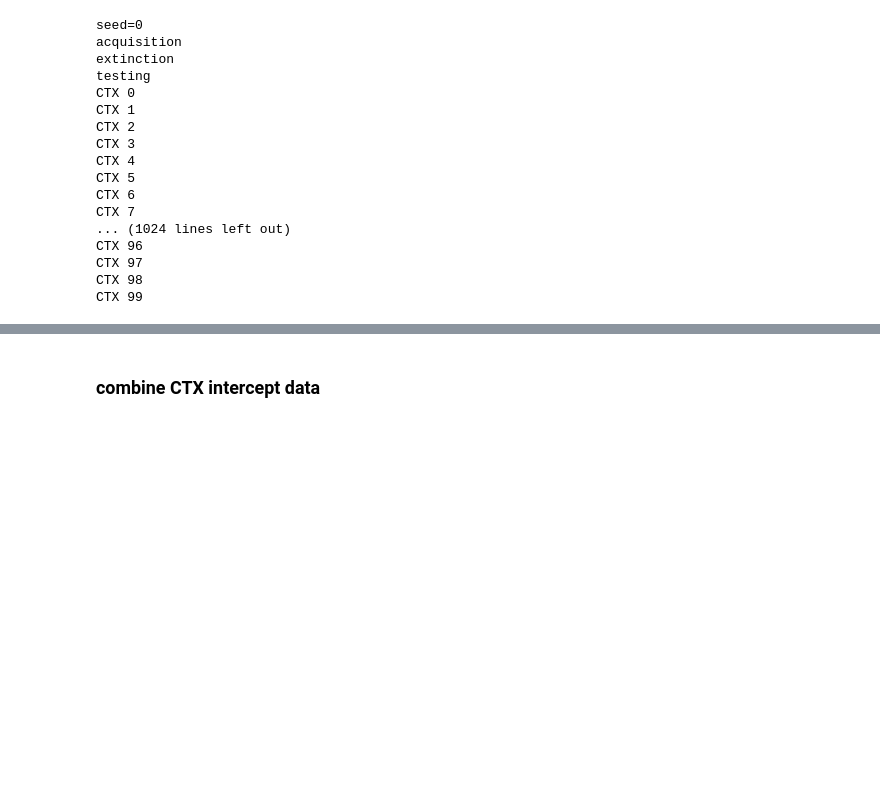
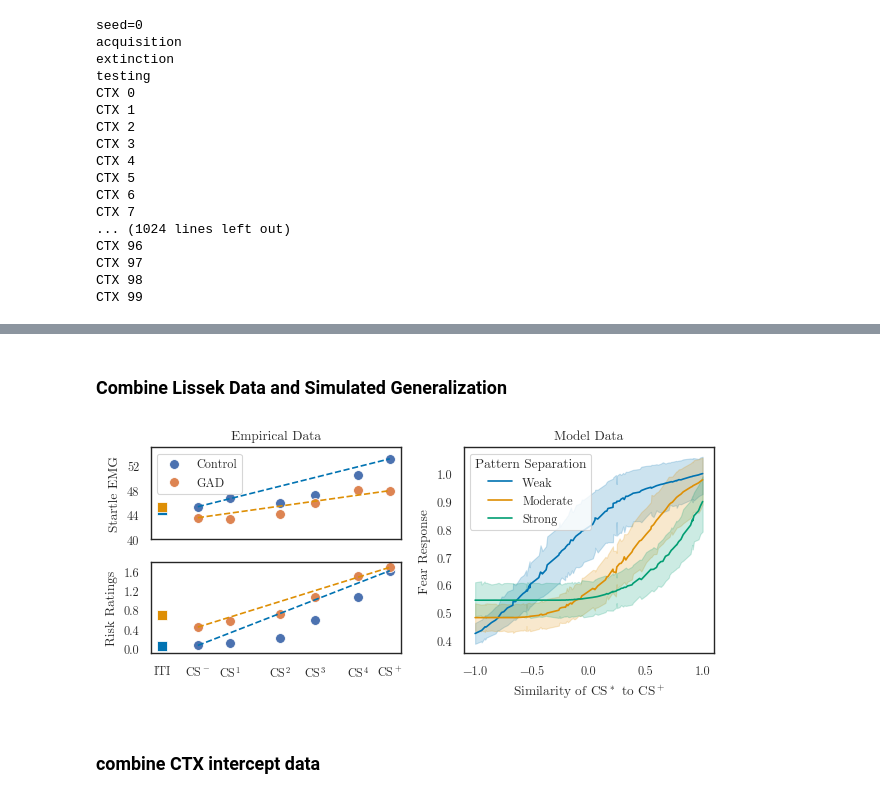
Before and after one commit to psipeter/amygdala, a Jupyter notebook: experiments.ipynb, the cells around one changed output, grey strips where cells are left out. Drawn from its saved outputs; the diff is of its cells as text; code cells hidden in the pictures; blank space fills up the shorter version.

```diff
--- a/experiments.ipynb
+++ b/experiments.ipynb
@@ -1180,3 +1130,72 @@ fig.savefig(f"generalization_CS_combined.png", dpi=600)
+# %% [markdown]
+### Combine Lissek Data and Simulated Generalization
+# %%
+fig = plt.figure(figsize=((6.38, 3)))
+ax1 = plt.subplot2grid((2,2), (0,0))
+ax2 = plt.subplot2grid((2,2), (1,0))
+ax3 = plt.subplot2grid((2,2), (0,1), rowspan=2)
+
+xs = [2.0, 2.45, 3.15, 3.65, 4.25, 4.7]
+xITI = [1.5]
+# xtickExtra = ["\nCS-", "\nCS1", "\nCS2", "\nCS3", "\nCS4", "\nCS+"]
+# xticklabels = ['\nITI'] + [str(xs[i]) + xtickExtra[i] for i in range(len(xs))]
+xtickExtra = [r"CS$^-$", r"CS$^1$", r"CS$^2$", r"CS$^3$", r"CS$^4$", r"CS$^+$"]
+xticklabels = ['ITI'] + [xtickExtra[i] for i in range(len(xs))]
+
+# startle response, healthy controls
+ys = [45.29, 46.64, 45.89, 47.24, 50.56, 53.13]
+yITI = [44.76]
+sns.scatterplot(x=xs, y=ys, ax=ax1, s=50, label="Control")
+sns.scatterplot(x=xITI, y=yITI, ax=ax1, s=50, color=palette[0], label=None, marker='s')
+sns.lineplot(x=[xs[0], xs[-1]], y=[ys[0], ys[-1]], ax=ax1, linestyle="--", color=palette[0])
+ax1.set(xlabel=None, ylabel="Startle EMG", title="Empirical Data", # \n(T-score)
+      ylim=((40, 55)), yticks=((40, 44, 48, 52)), xticks=(()))
+
+# risk ratings, healthy controls
+ys = [0.06, 0.12, 0.21, 0.58, 1.07, 1.61]
+yITI = [0.04]
+sns.scatterplot(x=xs, y=ys, ax=ax2, s=50, label="Control")
+sns.scatterplot(x=xITI, y=yITI, ax=ax2, s=50, color=palette[0], label=None, marker='s')
+sns.lineplot(x=[xs[0], xs[-1]], y=[ys[0], ys[-1]], ax=ax2, linestyle="--", color=palette[0])
+ax2.set(xlabel=None, ylabel="Risk Ratings",
+      ylim=((-0.1, 1.8)), yticks=((0, 0.4, 0.8, 1.2, 1.6)), xticks=(()))
+
+# startle response, GAD
+ys = [43.49, 43.22, 44.11, 45.89, 48.03, 47.92]
+yITI = [45.25]
+sns.scatterplot(x=xs, y=ys, ax=ax1, s=50, label="GAD")
+sns.scatterplot(x=xITI, y=yITI, ax=ax1, s=50, color=palette[1], label=None, marker='s')
+sns.lineplot(x=[xs[0], xs[-1]], y=[ys[0], ys[-1]], ax=ax1, linestyle="--", color=palette[1])
+ax1.set(ylabel="Startle EMG", xlabel=None, # \n(T-score)
+      ylim=((40, 55)), yticks=((40, 44, 48, 52)), xticks=(()))
+
+# risk ratings, GAD
+ys = [0.44, 0.56, 0.72, 1.07, 1.51, 1.68]
+yITI = [0.70]
+sns.scatterplot(x=xs, y=ys, ax=ax2, s=50, label="GAD")
+sns.scatterplot(x=xITI, y=yITI, ax=ax2, s=50, color=palette[1], label=None, marker='s')
+sns.lineplot(x=[xs[0], xs[-1]], y=[ys[0], ys[-1]], ax=ax2, linestyle="--", color=palette[1])
+ax2.set(ylabel="Risk Ratings", xlabel="Test Stimulus",
+      ylim=((-0.1, 1.8)), yticks=((0, 0.4, 0.8, 1.2, 1.6)), xticks=xITI+xs, xticklabels=xticklabels)
+
+ax2.get_legend().remove()
+
+for i, intercept in enumerate(intercepts):
+    data = pd.read_pickle(f"generalization_CS_intercept{intercept}.pkl")
+    if intercept==0.0: label="Weak"
+    if intercept==0.4: label="Moderate"
+    if intercept==0.6: label="Strong"
+    sns.lineplot(data=data, x='Similarity to CS+', y="Fear Response",
+        ax=ax3, color=palette[i], label=label)
+
+ax3.set(xticks=((-1.0, -0.5, 0.0, 0.5, 1.0)), xlabel=r'Similarity of CS$^*$ to CS$^+$', title="Model Data")
+ax3.legend(title="Pattern Separation")
+
+plt.tight_layout()
+fig.savefig(f"generalization2.svg")
+fig.savefig(f"generalization2.png", dpi=600)
+# %% [output]
+[figure, added]
 # %% [markdown]
 ### combine CTX intercept data
 # %%
```
Also changed, not shown: parts of 21 cells of this notebook, 4 other files.
